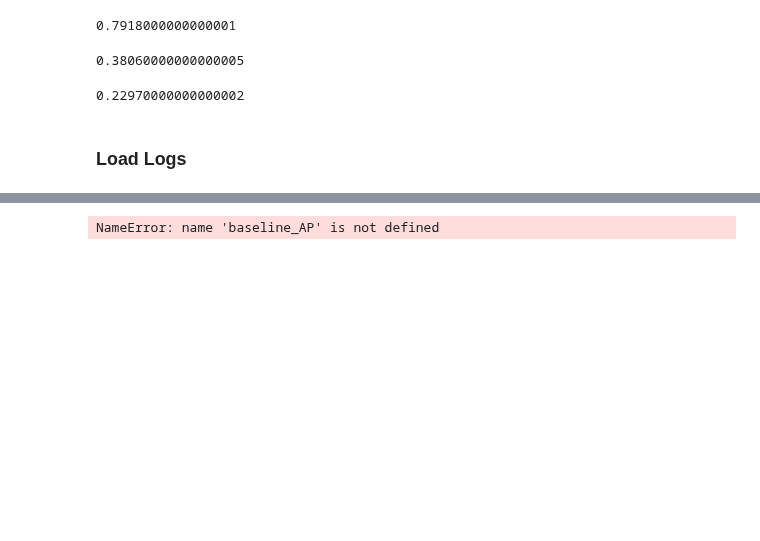
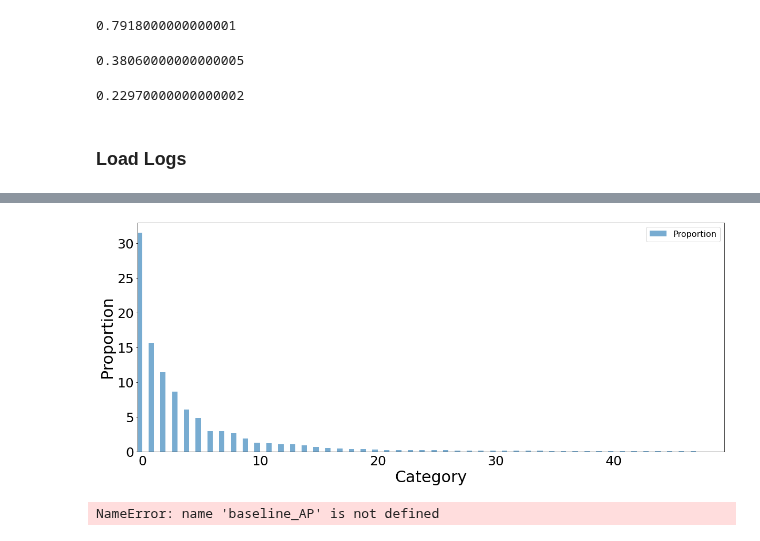
Before and after one commit to ihaeyong/Maximum-Margin-LDAM, a Jupyter notebook: juypyter/ResultCLS.ipynb, the cells around one changed output, grey strips where cells are left out. Cells and saved outputs as stored; diff of their text form; code cells hidden in the pictures; blank space fills up the shorter version.

```diff
--- a/juypyter/ResultCLS.ipynb
+++ b/juypyter/ResultCLS.ipynb
@@ -111,3 +144,45 @@ No handles with labels found to put in legend.
+# %%
+vg_cls_prop = [31.55, 15.65, 11.42, 8.63, 6.08, 4.87, 2.95, 2.91, 2.65, 1.86, 1.28, 1.20, 1.07,
+              1.01, 0.9, 0.65, 0.48, 0.43, 0.40, 0.37, 0.30, 0.24, 0.22, 0.21, 0.20, 0.187, 0.183,
+               0.171, 0.150, 0.133, 0.132, 0.123, 0.113, 0.110, 0.100, 0.09, 0.088, 0.083, 0.078,
+              0.068, 0.058, 0.051, 0.049, 0.048, 0.042, 0.028,0.027, 0.026, 0.010, 0.005]
+
+baseline_AP = np.array(vg_cls_prop)
+
+labels = [f'c{i}' for i in range(len(vg_cls_prop))]
+
+
+x = np.arange(len(labels))  # the label locations
+width = 0.5  # the width of the bars
+space = 0.04
+
+fig, ax = plt.subplots()
+rects1 = plt.bar(x - width/2, baseline_AP, width - space, label='Proportion', color='#78ACD1')
+
+# Add some text for labels, title and custom x-axis tick labels, etc.
+ax.set_ylabel('Proportion', fontsize=30)
+ax.set_xlabel('Category', fontsize=30)
+
+for tick in ax.xaxis.get_major_ticks():
+    tick.label.set_fontsize(25)
+for tick in ax.yaxis.get_major_ticks():
+    tick.label.set_fontsize(25)
+
+#ax.set_xticklabels(labels, fontsize=16)
+plt.ylim(0, 33)
+plt.xlim(-0.4, len(labels) - 1 + 0.4)
+plt.tick_params(
+    axis='x',          # changes apply to the x-axis
+    which='both',      # both major and minor ticks are affected
+    bottom=False,      # ticks along the bottom edge are off
+    top=False,         # ticks along the top edge are off
+    labelbottom=True) # labels along the bottom edge are off
+plt.legend(fontsize=16)
+fig.set_size_inches(20, 8)
+plt.savefig('vg.pdf', format='pdf')
+plt.show()
+# %% [output]
+[figure, added]
 # %%
 def drawApMulti(baseline_AP, udirg_AP, dirg_AP,target_AP, VG_dicts=VG_dicts, top_k=10):
     Ap_diff = target_AP - baseline_AP
```
Also changed, not shown: parts of 4 cells of this notebook, 2 other files.
